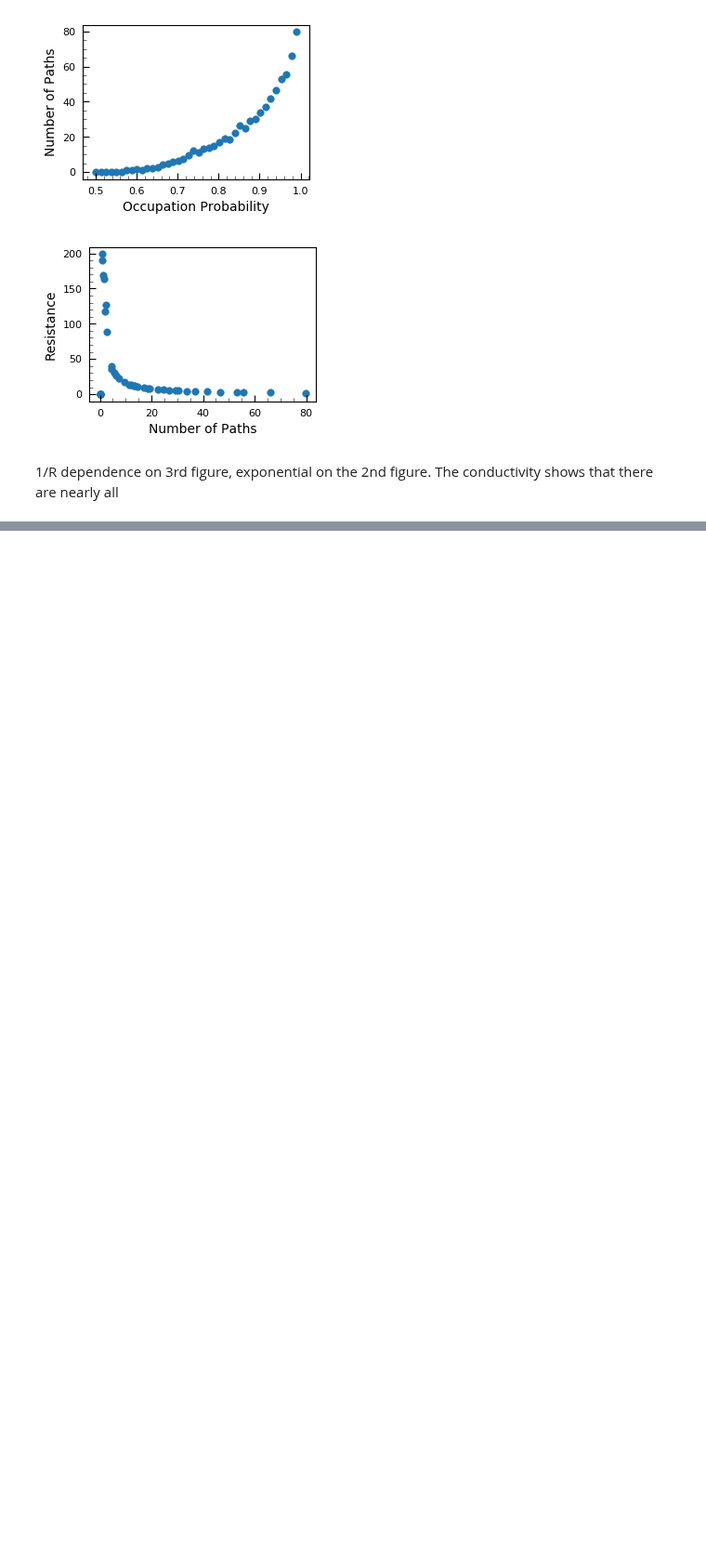
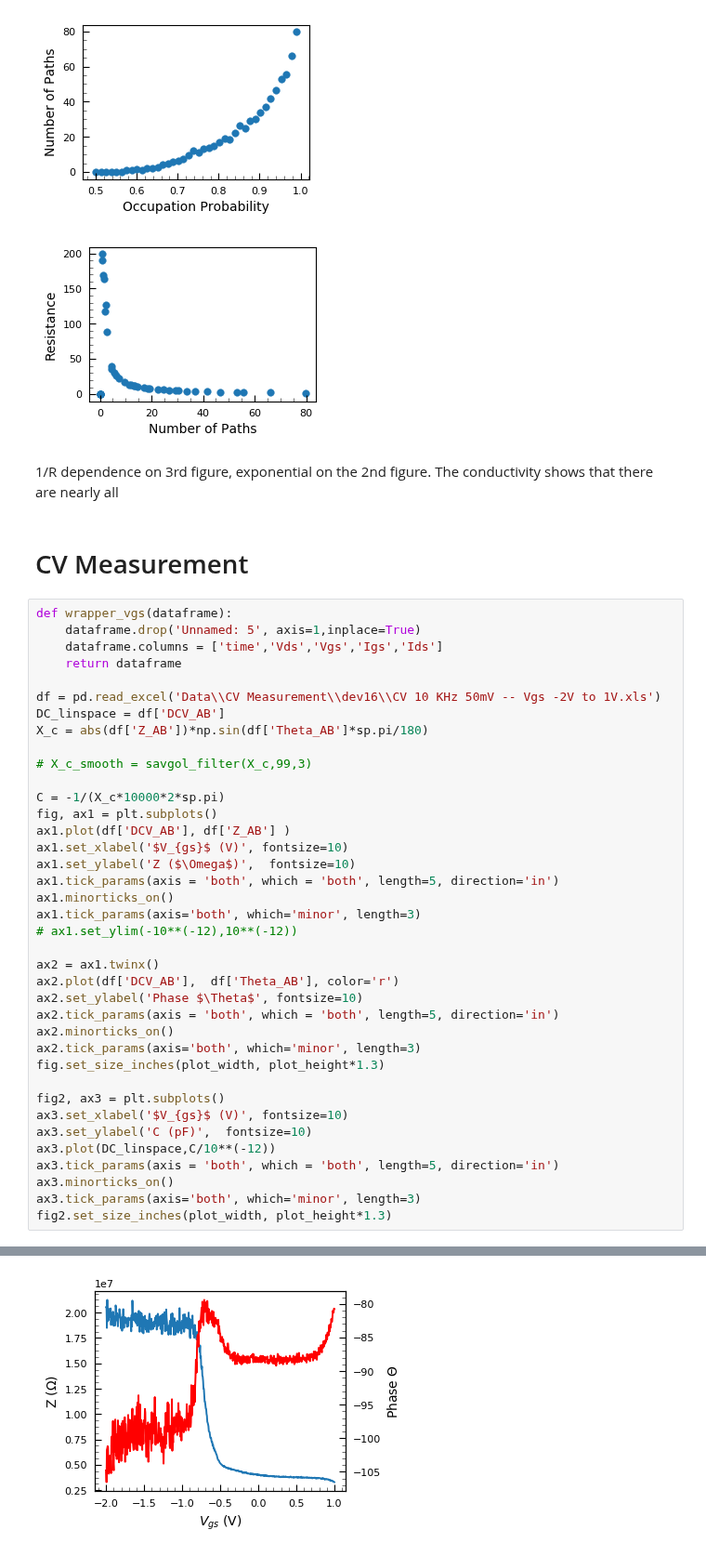
Before and after one commit to prabowobagas/Jupyter-Notebook-Thesis, a Jupyter notebook: Weekly Journal.ipynb, the cells around one changed output, grey strips where cells are left out. Shown at 93% size. Cells and saved outputs as stored; diff of their text form; blank space fills up the shorter version.

Commit message:
added CV measurement

```diff
--- a/Weekly Journal.ipynb
+++ b/Weekly Journal.ipynb
@@ -924,3 +924,44 @@ fig3.set_size_inches(plot_width*0.9, plot_height)
 [figure]
 # %% [markdown]
 1/R dependence on 3rd figure, exponential on the 2nd figure. The conductivity shows that there are nearly all
+# %% [markdown]
+# CV Measurement
+# %%
+def wrapper_vgs(dataframe):
+    dataframe.drop('Unnamed: 5', axis=1,inplace=True)
+    dataframe.columns = ['time','Vds','Vgs','Igs','Ids']
+    return dataframe
+
+df = pd.read_excel('Data\\CV Measurement\\dev16\\CV 10 KHz 50mV -- Vgs -2V to 1V.xls')
+DC_linspace = df['DCV_AB']
+X_c = abs(df['Z_AB'])*np.sin(df['Theta_AB']*sp.pi/180)
+
+# X_c_smooth = savgol_filter(X_c,99,3)
+
+C = -1/(X_c*10000*2*sp.pi)
+fig, ax1 = plt.subplots()
+ax1.plot(df['DCV_AB'], df['Z_AB'] )
+ax1.set_xlabel('$V_{gs}$ (V)', fontsize=10)
+ax1.set_ylabel('Z ($\Omega$)',  fontsize=10)
+ax1.tick_params(axis = 'both', which = 'both', length=5, direction='in')
+ax1.minorticks_on()
+ax1.tick_params(axis='both', which='minor', length=3)
+# ax1.set_ylim(-10**(-12),10**(-12))
+
+ax2 = ax1.twinx()
+ax2.plot(df['DCV_AB'],  df['Theta_AB'], color='r')
+ax2.set_ylabel('Phase $\Theta$', fontsize=10)
+ax2.tick_params(axis = 'both', which = 'both', length=5, direction='in')
+ax2.minorticks_on()
+ax2.tick_params(axis='both', which='minor', length=3)
+fig.set_size_inches(plot_width, plot_height*1.3)
+
+fig2, ax3 = plt.subplots()
+ax3.set_xlabel('$V_{gs}$ (V)', fontsize=10)
+ax3.set_ylabel('C (pF)',  fontsize=10)
+ax3.plot(DC_linspace,C/10**(-12))
+ax3.tick_params(axis = 'both', which = 'both', length=5, direction='in')
+ax3.minorticks_on()
+ax3.tick_params(axis='both', which='minor', length=3)
+fig2.set_size_inches(plot_width, plot_height*1.3)
+# %% [output]
@@ -926,0 +969 @@ fig3.set_size_inches(plot_width*0.9, plot_height)
+[figure, added]
```
Also changed, not shown: parts of 3 cells of this notebook, 14 other files.
